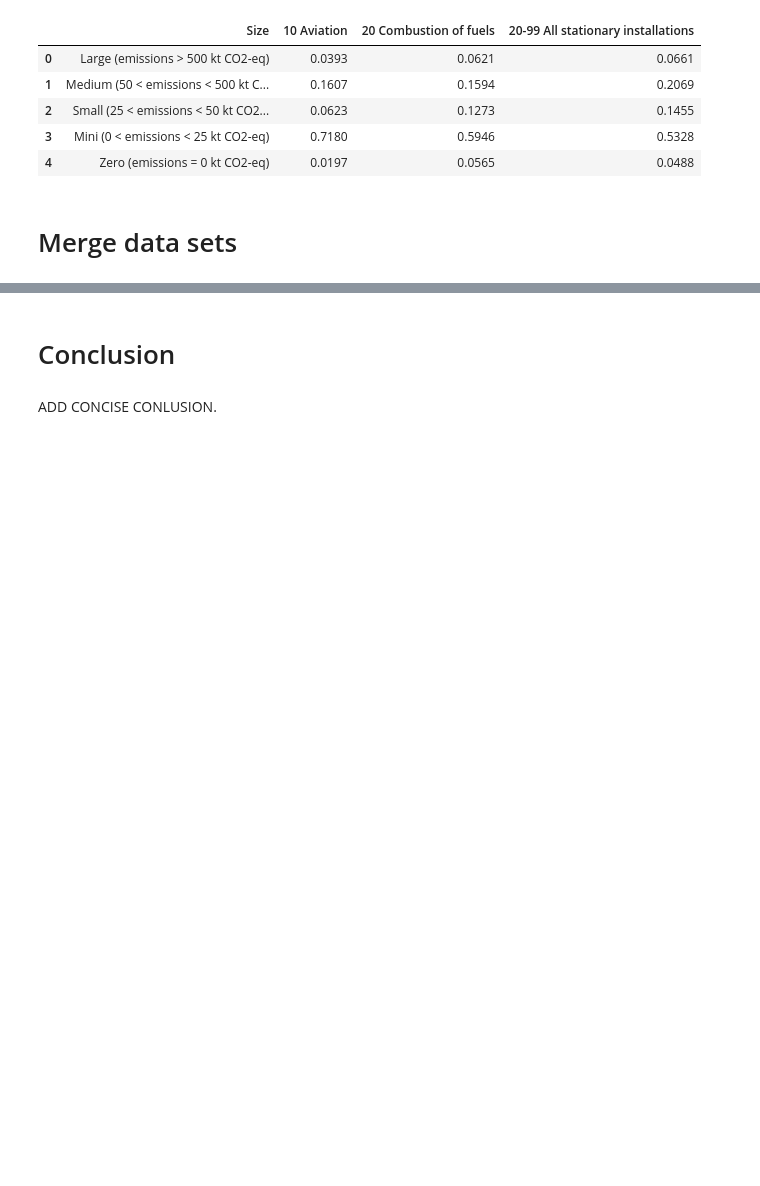
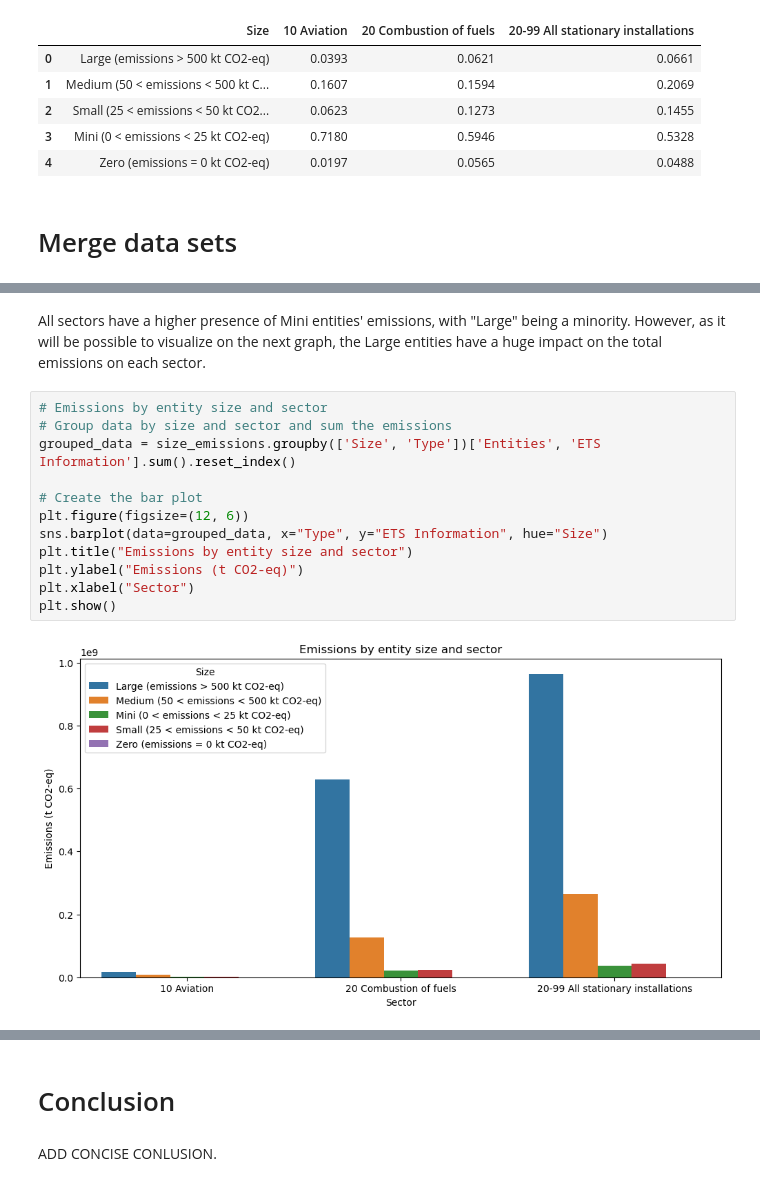
Before and after one commit to NumEconCopenhagen/projects-2023-it-hurts-when-ip, a Jupyter notebook: dataproject/dataproject.ipynb, the cells around one changed output, grey strips where cells are left out. Saved outputs shown, nothing was run; the diff lists cells and outputs as text; blank space fills up the shorter version.

```diff
--- a/dataproject/dataproject.ipynb
+++ b/dataproject/dataproject.ipynb
@@ -123,0 +129,16 @@ MAKE FURTHER ANALYSIS. EXPLAIN THE CODE BRIEFLY AND SUMMARIZE THE RESULTS.
+# %% [markdown]
+All sectors have a higher presence of Mini entities' emissions, with "Large" being a minority. However, as it will be possible to visualize on the next graph, the Large entities have a huge impact on the total emissions on each sector.
+# %%
+# Emissions by entity size and sector
+# Group data by size and sector and sum the emissions
+grouped_data = size_emissions.groupby(['Size', 'Type'])['Entities', 'ETS Information'].sum().reset_index()
+
+# Create the bar plot
+plt.figure(figsize=(12, 6))
+sns.barplot(data=grouped_data, x="Type", y="ETS Information", hue="Size")
+plt.title("Emissions by entity size and sector")
+plt.ylabel("Emissions (t CO2-eq)")
+plt.xlabel("Sector")
+plt.show()
+# %% [output]
+[figure, added]
```
Also changed, not shown: parts of 18 cells of this notebook.
